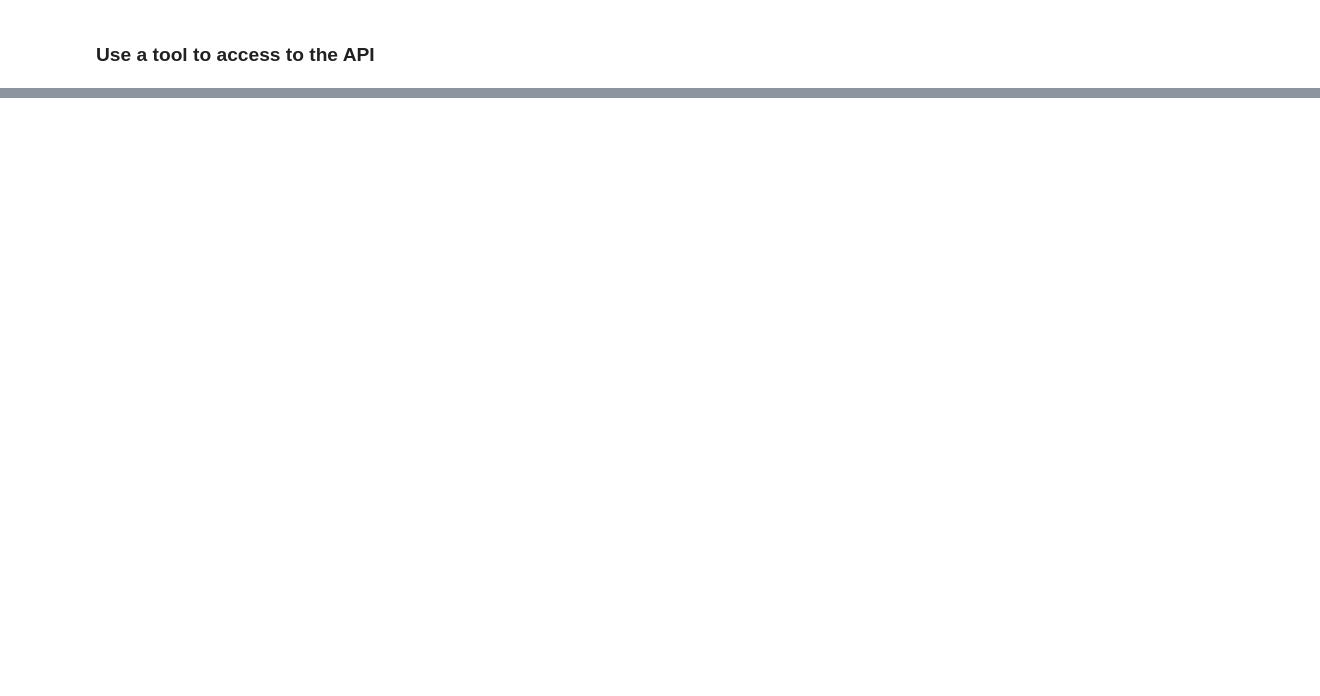
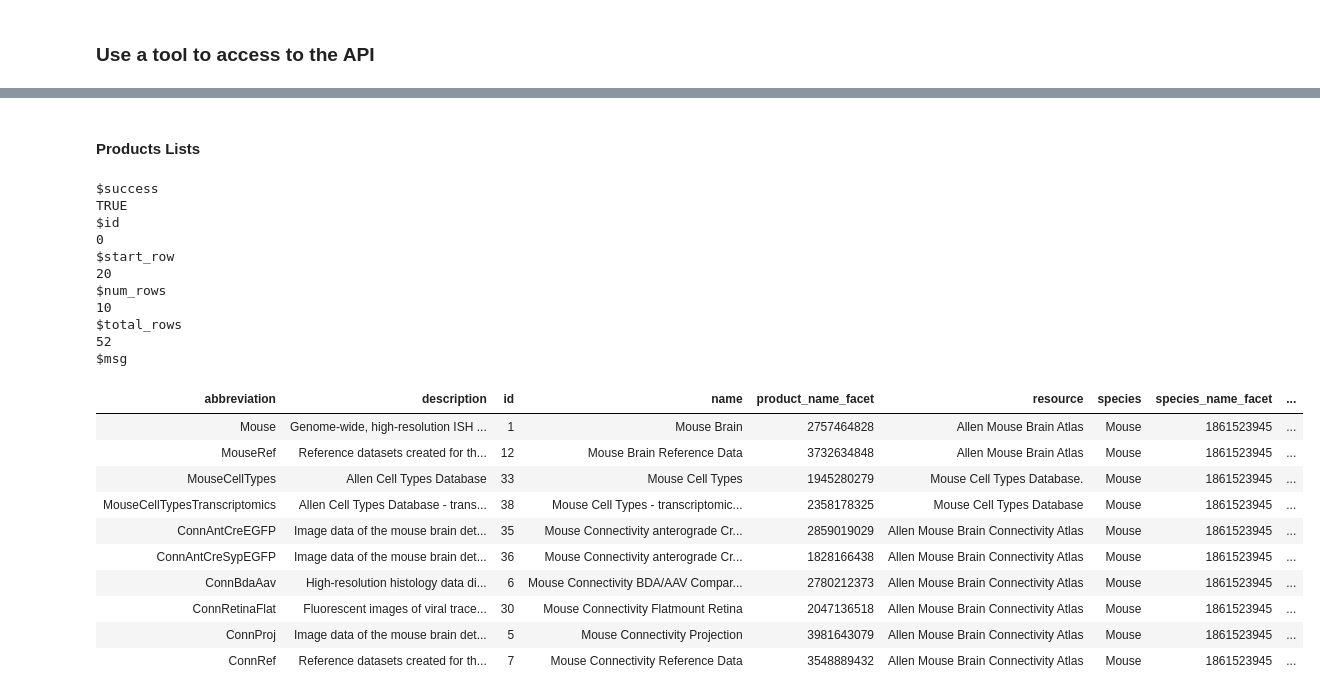
Before and after one commit to DNF-UNIL/Introduction_to_bioinformatics, a Jupyter notebook: r_exercises/session#3/Web_scrapping_examples.ipynb, the cells around one changed output, grey strips where cells are left out. Saved outputs shown, nothing was run; the diff lists cells and outputs as text; code cells hidden in the pictures; blank space fills up the shorter version.

```diff
--- a/r_exercises/session#3/Web_scrapping_examples.ipynb
+++ b/r_exercises/session#3/Web_scrapping_examples.ipynb
@@ -198,0 +381,32 @@ head(dataset_adult)
+# %% [markdown]
+#### Products Lists
+# %%
+url <- 'http://api.brain-map.org/api/v2/data/Product/query.json?num_rows=10&start_row=20&order=products.name'
+r <- httr::GET(url = url)
+json <- httr::content(r, as = "text", encoding = "UTF-8")
+
+df <- fromJSON(json,flatten = TRUE)
+df
+# %% [output]
+$success
+TRUE
+$id
+0
+$start_row
+20
+$num_rows
+10
+$total_rows
+52
+$msg
+| abbreviation | description | id | name | product_name_facet | resource | species | species_name_facet | ... |
+| Mouse | Genome-wide, high-resolution ISH ... | 1 | Mouse Brain | 2757464828 | Allen Mouse Brain Atlas | Mouse | 1861523945 | ... |
+| MouseRef | Reference datasets created for th... | 12 | Mouse Brain Reference Data | 3732634848 | Allen Mouse Brain Atlas | Mouse | 1861523945 | ... |
+| MouseCellTypes | Allen Cell Types Database | 33 | Mouse Cell Types | 1945280279 | Mouse Cell Types Database. | Mouse | 1861523945 | ... |
+| MouseCellTypesTranscriptomics | Allen Cell Types Database - trans... | 38 | Mouse Cell Types - transcriptomic... | 2358178325 | Mouse Cell Types Database | Mouse | 1861523945 | ... |
+| ConnAntCreEGFP | Image data of the mouse brain det... | 35 | Mouse Connectivity anterograde Cr... | 2859019029 | Allen Mouse Brain Connectivity Atlas | Mouse | 1861523945 | ... |
+| ConnAntCreSypEGFP | Image data of the mouse brain det... | 36 | Mouse Connectivity anterograde Cr... | 1828166438 | Allen Mouse Brain Connectivity Atlas | Mouse | 1861523945 | ... |
+| ConnBdaAav | High-resolution histology data di... | 6 | Mouse Connectivity BDA/AAV Compar... | 2780212373 | Allen Mouse Brain Connectivity Atlas | Mouse | 1861523945 | ... |
+| ConnRetinaFlat | Fluorescent images of viral trace... | 30 | Mouse Connectivity Flatmount Retina | 2047136518 | Allen Mouse Brain Connectivity Atlas | Mouse | 1861523945 | ... |
+| ConnProj | Image data of the mouse brain det... | 5 | Mouse Connectivity Projection | 3981643079 | Allen Mouse Brain Connectivity Atlas | Mouse | 1861523945 | ... |
+| ConnRef | Reference datasets created for th... | 7 | Mouse Connectivity Reference Data | 3548889432 | Allen Mouse Brain Connectivity Atlas | Mouse | 1861523945 | ... |
```
Also changed, not shown: parts of 25 cells of this notebook, 1 other file.
